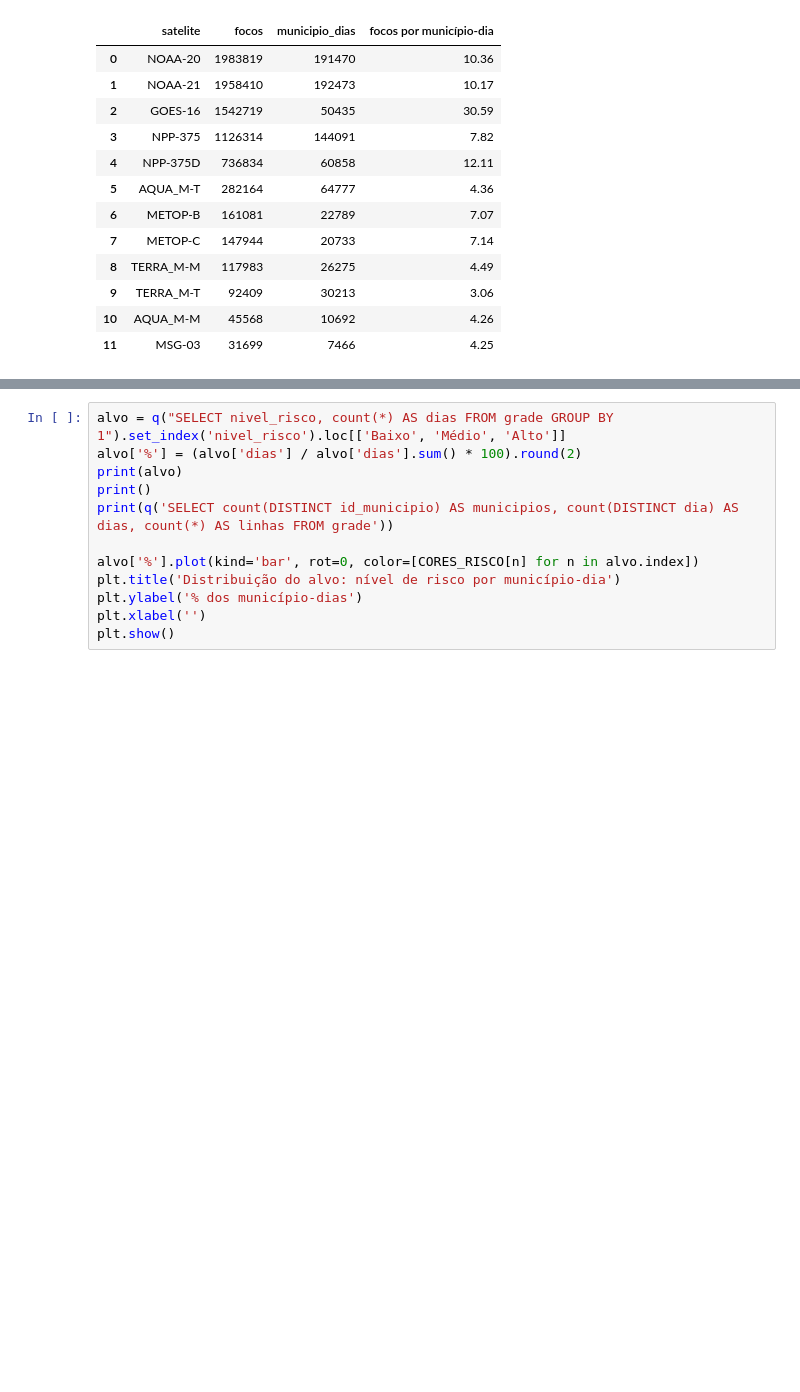
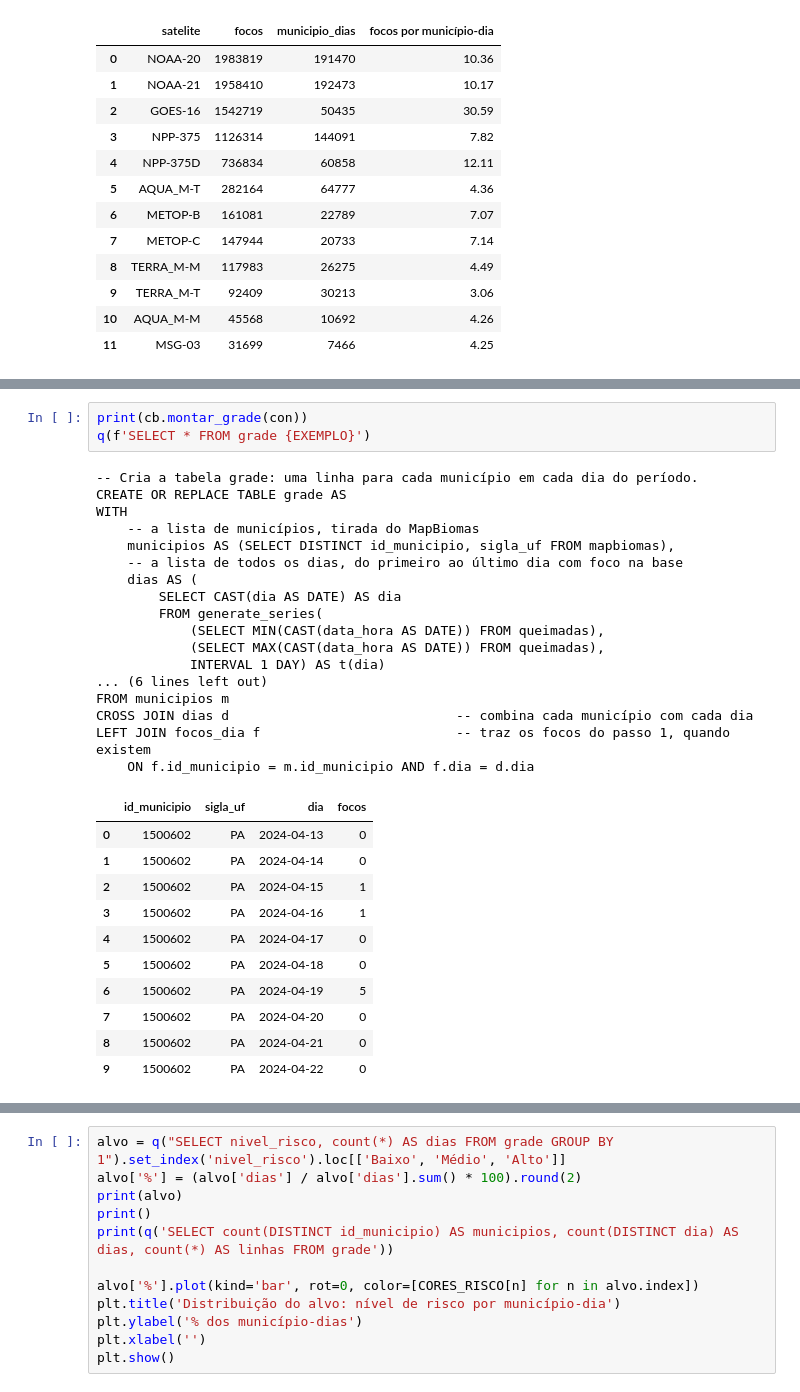
Before and after one commit to heliogil/risco-incendio-municipio, a Jupyter notebook: 01_eda.ipynb, the cells around one changed output, grey strips where cells are left out. Saved outputs shown, nothing was run; the diff lists cells and outputs as text; blank space fills up the shorter version.

```diff
--- a/01_eda.ipynb
+++ b/01_eda.ipynb
@@ -259,0 +281,32 @@ remover_sem_historico  grade:   2109514 linhas, 20 colunas
+# %%
+print(cb.montar_grade(con))
+q(f'SELECT * FROM grade {EXEMPLO}')
+# %% [output]
+-- Cria a tabela grade: uma linha para cada município em cada dia do período.
+CREATE OR REPLACE TABLE grade AS
+WITH
+    -- a lista de municípios, tirada do MapBiomas
+    municipios AS (SELECT DISTINCT id_municipio, sigla_uf FROM mapbiomas),
+    -- a lista de todos os dias, do primeiro ao último dia com foco na base
+    dias AS (
+        SELECT CAST(dia AS DATE) AS dia
+        FROM generate_series(
+            (SELECT MIN(CAST(data_hora AS DATE)) FROM queimadas),
+            (SELECT MAX(CAST(data_hora AS DATE)) FROM queimadas),
+            INTERVAL 1 DAY) AS t(dia)
+... (6 lines left out)
+FROM municipios m
+CROSS JOIN dias d                             -- combina cada município com cada dia
+LEFT JOIN focos_dia f                         -- traz os focos do passo 1, quando existem
+    ON f.id_municipio = m.id_municipio AND f.dia = d.dia
+|  | id_municipio | sigla_uf | dia | focos |
+| 0 | 1500602 | PA | 2024-04-13 | 0 |
+| 1 | 1500602 | PA | 2024-04-14 | 0 |
+| 2 | 1500602 | PA | 2024-04-15 | 1 |
+| 3 | 1500602 | PA | 2024-04-16 | 1 |
+| 4 | 1500602 | PA | 2024-04-17 | 0 |
+| 5 | 1500602 | PA | 2024-04-18 | 0 |
+| 6 | 1500602 | PA | 2024-04-19 | 5 |
+| 7 | 1500602 | PA | 2024-04-20 | 0 |
+| 8 | 1500602 | PA | 2024-04-21 | 0 |
+| 9 | 1500602 | PA | 2024-04-22 | 0 |
```
Also changed, not shown: parts of 23 cells of this notebook, 2 other files.
